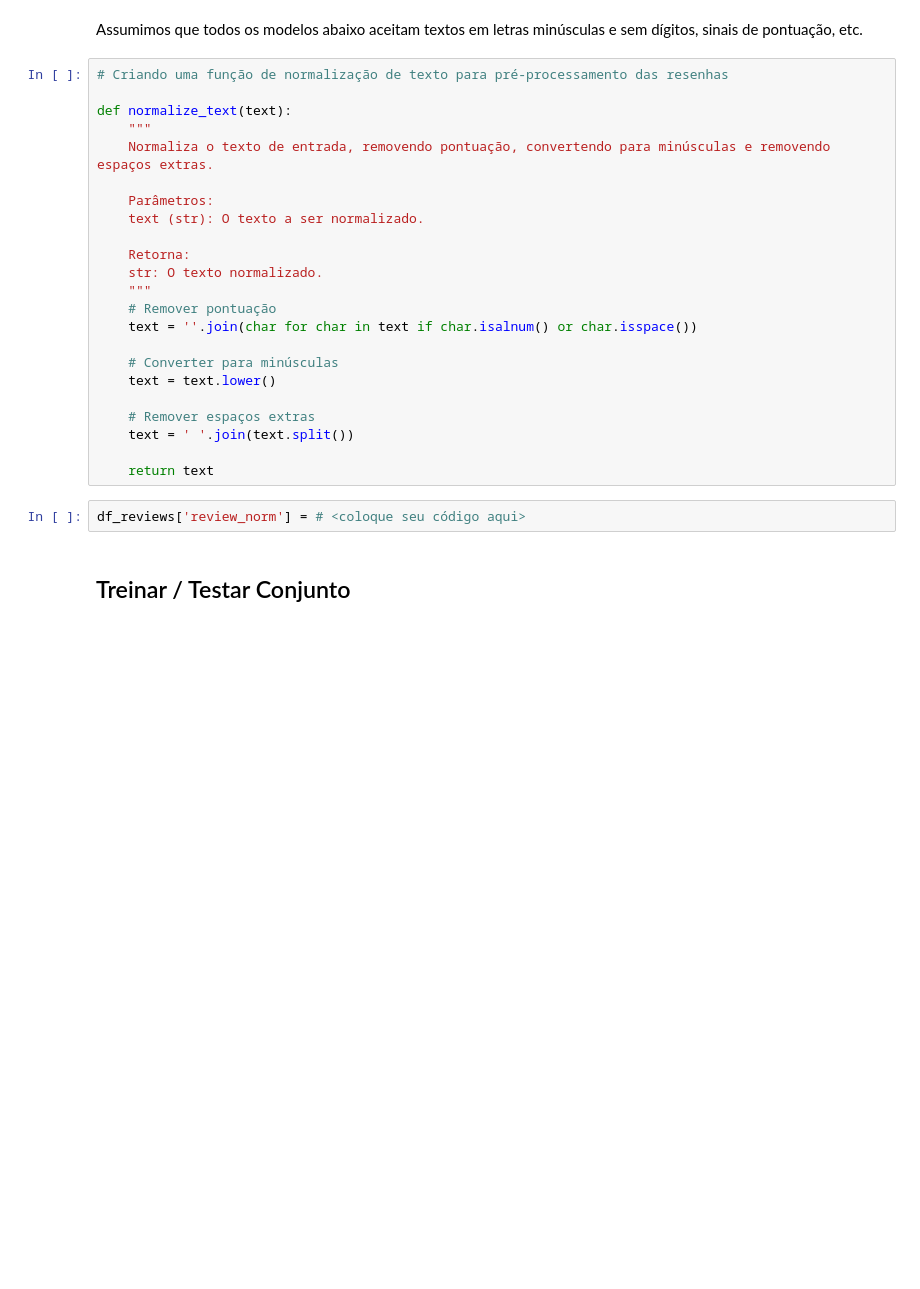
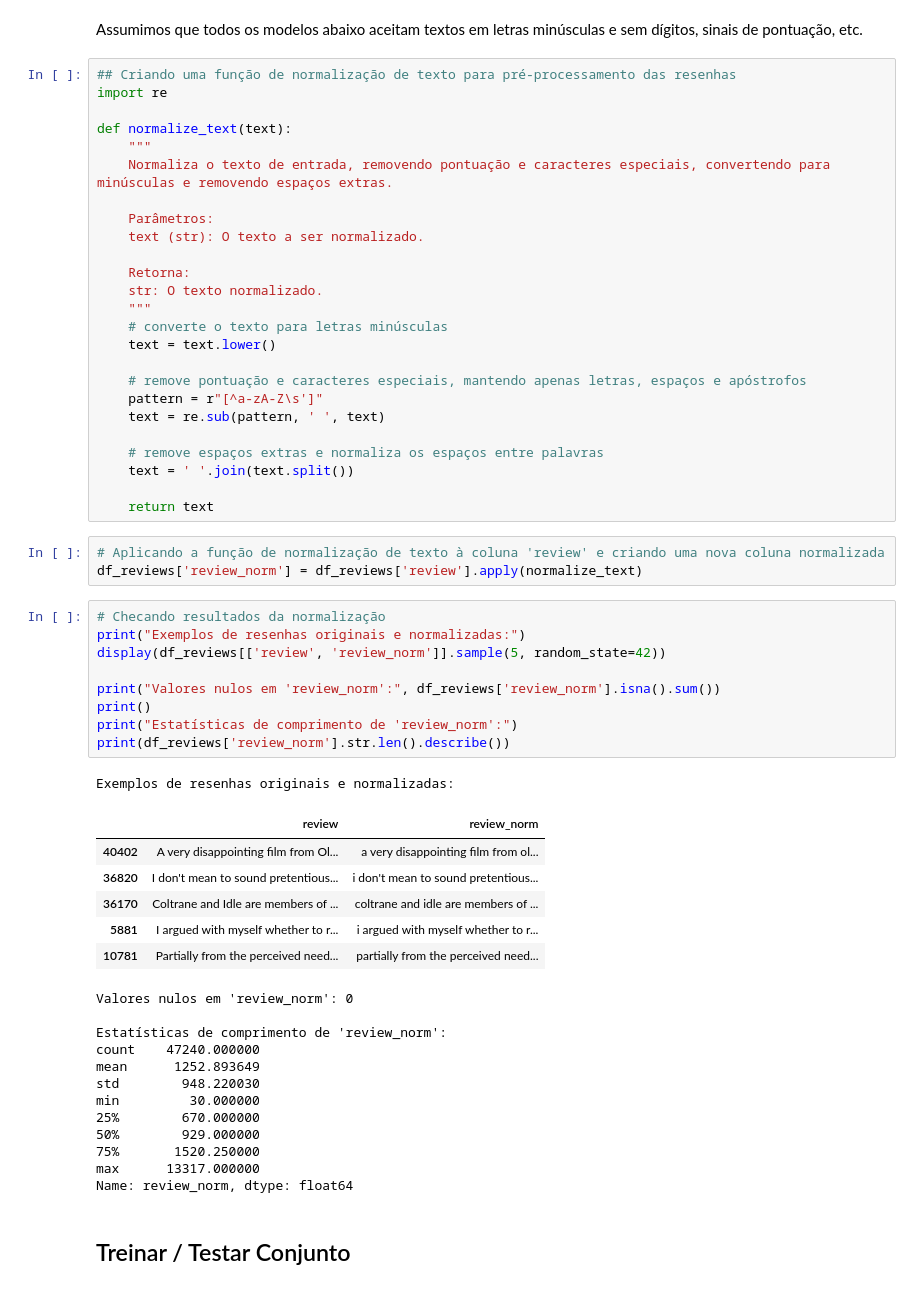
Before and after one commit to peperrone/mbads14-film-junky-union, a Jupyter notebook: notebook_p14.ipynb, the cells around one changed output. Cells and saved outputs as stored; diff of their text form; blank space fills up the shorter version.

Commit message:
added normalization function

```diff
--- a/notebook_p14.ipynb
+++ b/notebook_p14.ipynb
@@ -842,11 +842,12 @@ def evaluate_model(model, train_features, train_target, test_features, test_targ
 # %% [markdown]
 Assumimos que todos os modelos abaixo aceitam textos em letras minúsculas e sem dígitos, sinais de pontuação, etc.
 # %%
-# Criando uma função de normalização de texto para pré-processamento das resenhas
+## Criando uma função de normalização de texto para pré-processamento das resenhas
+import re
 
 def normalize_text(text):
     """
-    Normaliza o texto de entrada, removendo pontuação, convertendo para minúsculas e removendo espaços extras.
+    Normaliza o texto de entrada, removendo pontuação e caracteres especiais, convertendo para minúsculas e removendo espaços extras.
 
     Parâmetros:
     text (str): O texto a ser normalizado.
@@ -854,18 +855,49 @@ def normalize_text(text):
     Retorna:
     str: O texto normalizado.
     """
-    # Remover pontuação
-    text = ''.join(char for char in text if char.isalnum() or char.isspace())
-
-    # Converter para minúsculas
+    # converte o texto para letras minúsculas
     text = text.lower()
 
-    # Remover espaços extras
+    # remove pontuação e caracteres especiais, mantendo apenas letras, espaços e apóstrofos
+    pattern = r"[^a-zA-Z\s']"
+    text = re.sub(pattern, ' ', text)
+
+    # remove espaços extras e normaliza os espaços entre palavras
     text = ' '.join(text.split())
 
     return text
-# %%
-df_reviews['review_norm'] = # <coloque seu código aqui>
+# %%
+# Aplicando a função de normalização de texto à coluna 'review' e criando uma nova coluna normalizada
+df_reviews['review_norm'] = df_reviews['review'].apply(normalize_text)
+# %%
+# Checando resultados da normalização
+print("Exemplos de resenhas originais e normalizadas:")
+display(df_reviews[['review', 'review_norm']].sample(5, random_state=42))
+
+print("Valores nulos em 'review_norm':", df_reviews['review_norm'].isna().sum())
+print()
+print("Estatísticas de comprimento de 'review_norm':")
+print(df_reviews['review_norm'].str.len().describe())
+# %% [output]
+Exemplos de resenhas originais e normalizadas:
+|  | review | review_norm |
+| 40402 | A very disappointing film from Ol... | a very disappointing film from ol... |
+| 36820 | I don't mean to sound pretentious... | i don't mean to sound pretentious... |
+| 36170 | Coltrane and Idle are members of ... | coltrane and idle are members of ... |
+| 5881 | I argued with myself whether to r... | i argued with myself whether to r... |
+| 10781 | Partially from the perceived need... | partially from the perceived need... |
+Valores nulos em 'review_norm': 0
+
+Estatísticas de comprimento de 'review_norm':
+count    47240.000000
+mean      1252.893649
+std        948.220030
+min         30.000000
+25%        670.000000
+50%        929.000000
+75%       1520.250000
+max      13317.000000
+Name: review_norm, dtype: float64
 # %% [markdown]
 ## Treinar / Testar Conjunto
 # %% [markdown]
```
